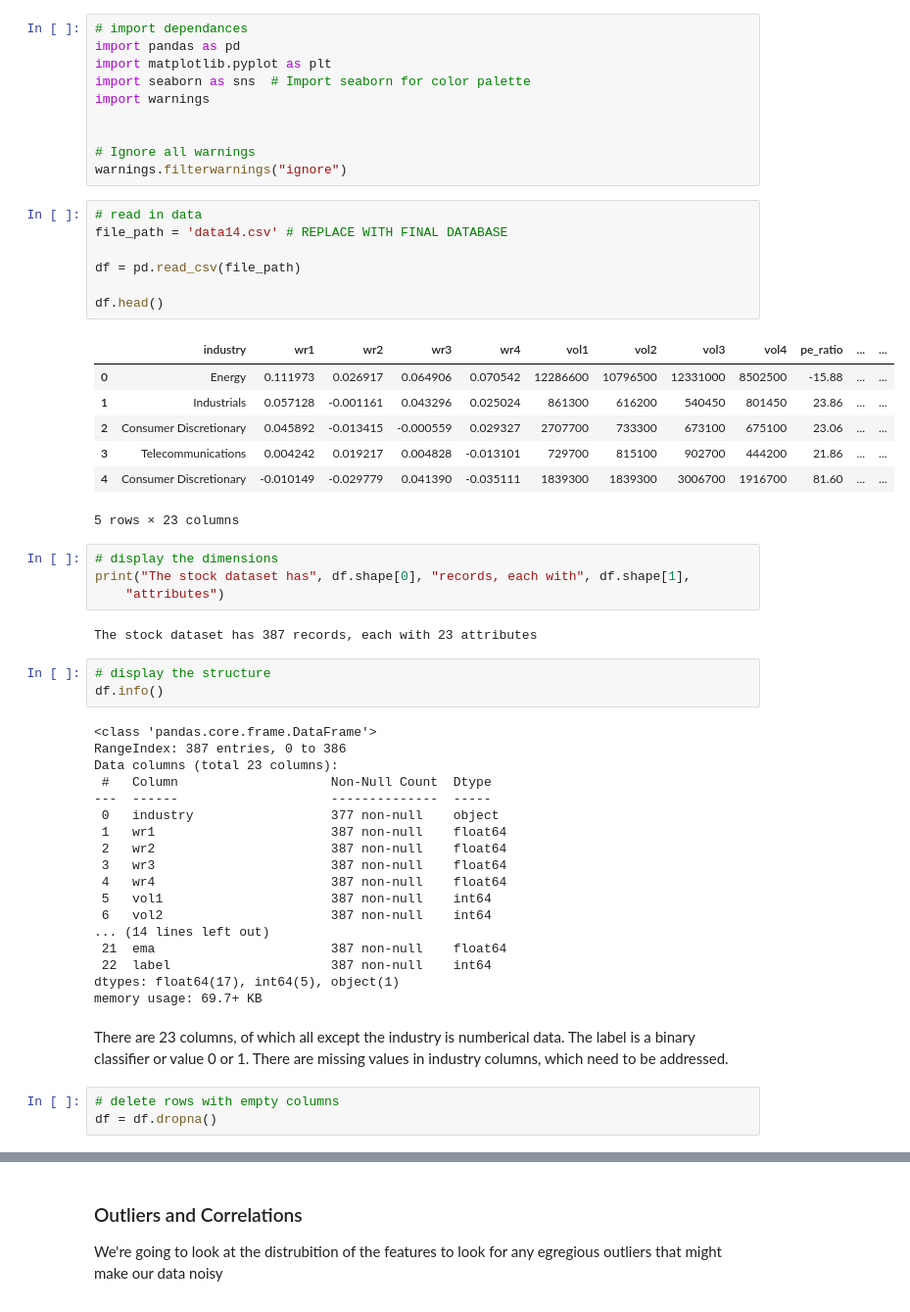
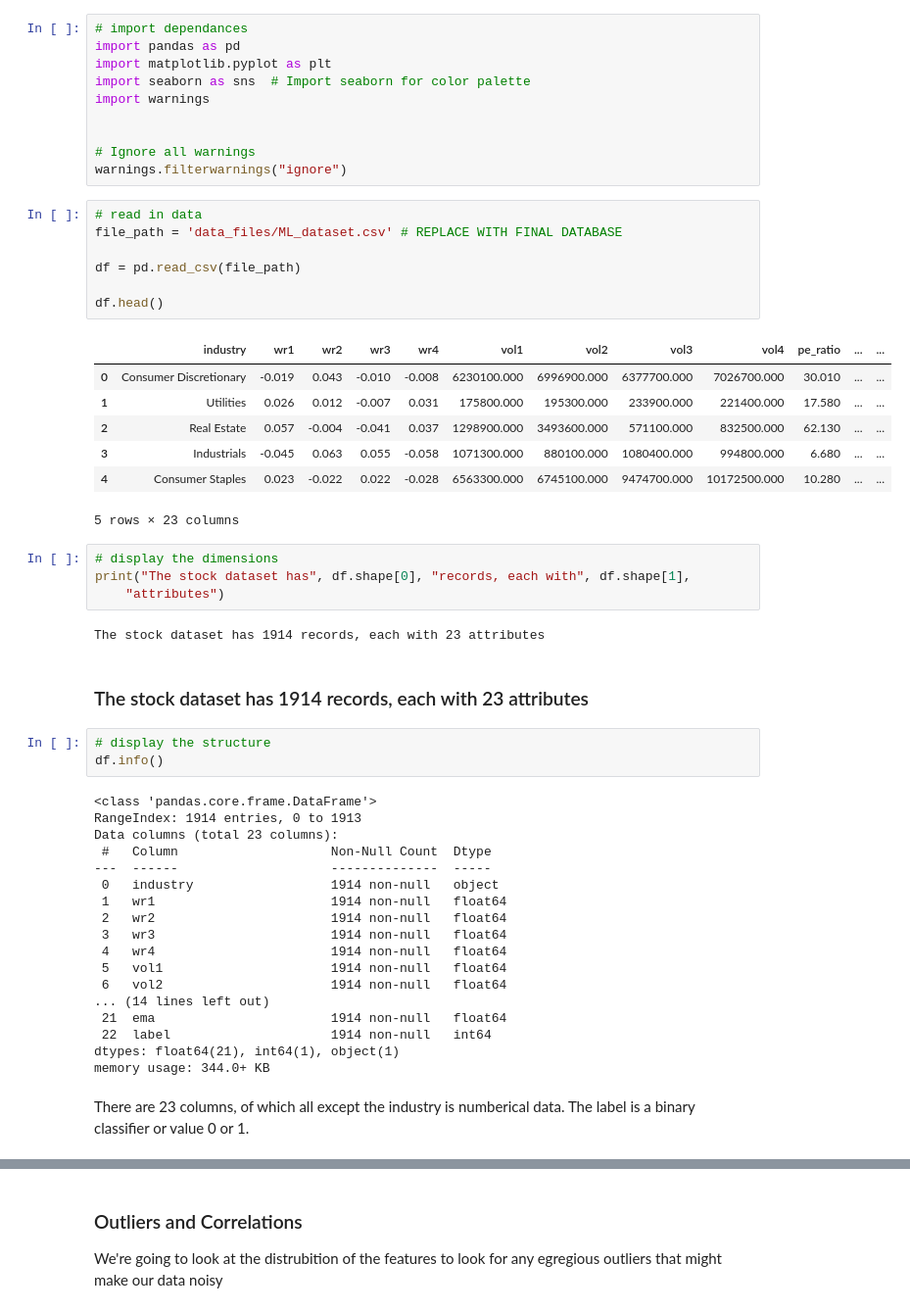
Before and after one commit to gayajohn/project-4-group-5, a Jupyter notebook: data_exploration.ipynb, the cells around one changed output, grey strips where cells are left out. Shown at 98% size. Saved outputs shown, nothing was run; the diff lists cells and outputs as text.

```diff
--- a/data_exploration.ipynb
+++ b/data_exploration.ipynb
@@ -23,48 +23,47 @@ import warnings
 warnings.filterwarnings("ignore")
 # %%
 # read in data
-file_path = 'data14.csv' # REPLACE WITH FINAL DATABASE
+file_path = 'data_files/ML_dataset.csv' # REPLACE WITH FINAL DATABASE
 
 df = pd.read_csv(file_path)
 
 df.head()
 # %% [output]
 |  | industry | wr1 | wr2 | wr3 | wr4 | vol1 | vol2 | vol3 | vol4 | pe_ratio | ... | ... |
-| 0 | Energy | 0.111973 | 0.026917 | 0.064906 | 0.070542 | 12286600 | 10796500 | 12331000 | 8502500 | -15.88 | ... | ... |
-| 1 | Industrials | 0.057128 | -0.001161 | 0.043296 | 0.025024 | 861300 | 616200 | 540450 | 801450 | 23.86 | ... | ... |
-| 2 | Consumer Discretionary | 0.045892 | -0.013415 | -0.000559 | 0.029327 | 2707700 | 733300 | 673100 | 675100 | 23.06 | ... | ... |
-| 3 | Telecommunications | 0.004242 | 0.019217 | 0.004828 | -0.013101 | 729700 | 815100 | 902700 | 444200 | 21.86 | ... | ... |
-| 4 | Consumer Discretionary | -0.010149 | -0.029779 | 0.041390 | -0.035111 | 1839300 | 1839300 | 3006700 | 1916700 | 81.60 | ... | ... |
+| 0 | Consumer Discretionary | -0.019 | 0.043 | -0.010 | -0.008 | 6230100.000 | 6996900.000 | 6377700.000 | 7026700.000 | 30.010 | ... | ... |
+| 1 | Utilities | 0.026 | 0.012 | -0.007 | 0.031 | 175800.000 | 195300.000 | 233900.000 | 221400.000 | 17.580 | ... | ... |
+| 2 | Real Estate | 0.057 | -0.004 | -0.041 | 0.037 | 1298900.000 | 3493600.000 | 571100.000 | 832500.000 | 62.130 | ... | ... |
+| 3 | Industrials | -0.045 | 0.063 | 0.055 | -0.058 | 1071300.000 | 880100.000 | 1080400.000 | 994800.000 | 6.680 | ... | ... |
+| 4 | Consumer Staples | 0.023 | -0.022 | 0.022 | -0.028 | 6563300.000 | 6745100.000 | 9474700.000 | 10172500.000 | 10.280 | ... | ... |
 5 rows × 23 columns
 # %%
 # display the dimensions
 print("The stock dataset has", df.shape[0], "records, each with", df.shape[1],
     "attributes")
 # %% [output]
-The stock dataset has 387 records, each with 23 attributes
+The stock dataset has 1914 records, each with 23 attributes
+# %% [markdown]
+### The stock dataset has 1914 records, each with 23 attributes
 # %%
 # display the structure
 df.info()
 # %% [output]
 <class 'pandas.core.frame.DataFrame'>
-RangeIndex: 387 entries, 0 to 386
+RangeIndex: 1914 entries, 0 to 1913
 Data columns (total 23 columns):
  #   Column                    Non-Null Count  Dtype
 ---  ------                    --------------  -----
- 0   industry                  377 non-null    object
- 1   wr1                       387 non-null    float64
- 2   wr2                       387 non-null    float64
- 3   wr3                       387 non-null    float64
- 4   wr4                       387 non-null    float64
- 5   vol1                      387 non-null    int64
- 6   vol2                      387 non-null    int64
+ 0   industry                  1914 non-null   object
+ 1   wr1                       1914 non-null   float64
+ 2   wr2                       1914 non-null   float64
+ 3   wr3                       1914 non-null   float64
+ 4   wr4                       1914 non-null   float64
+ 5   vol1                      1914 non-null   float64
+ 6   vol2                      1914 non-null   float64
 ... (14 lines left out)
- 21  ema                       387 non-null    float64
- 22  label                     387 non-null    int64
-dtypes: float64(17), int64(5), object(1)
-memory usage: 69.7+ KB
+ 21  ema                       1914 non-null   float64
+ 22  label                     1914 non-null   int64
+dtypes: float64(21), int64(1), object(1)
+memory usage: 344.0+ KB
 # %% [markdown]
-There are 23 columns, of which all except the industry is numberical data. The label is a binary classifier or value 0 or 1. There are missing values in industry columns, which need to be addressed.
+There are 23 columns, of which all except the industry is numberical data. The label is a binary classifier or value 0 or 1.
-# %%
-# delete rows with empty columns
-df = df.dropna()
```
Also changed, not shown: parts of 16 cells of this notebook, 31 other files.
